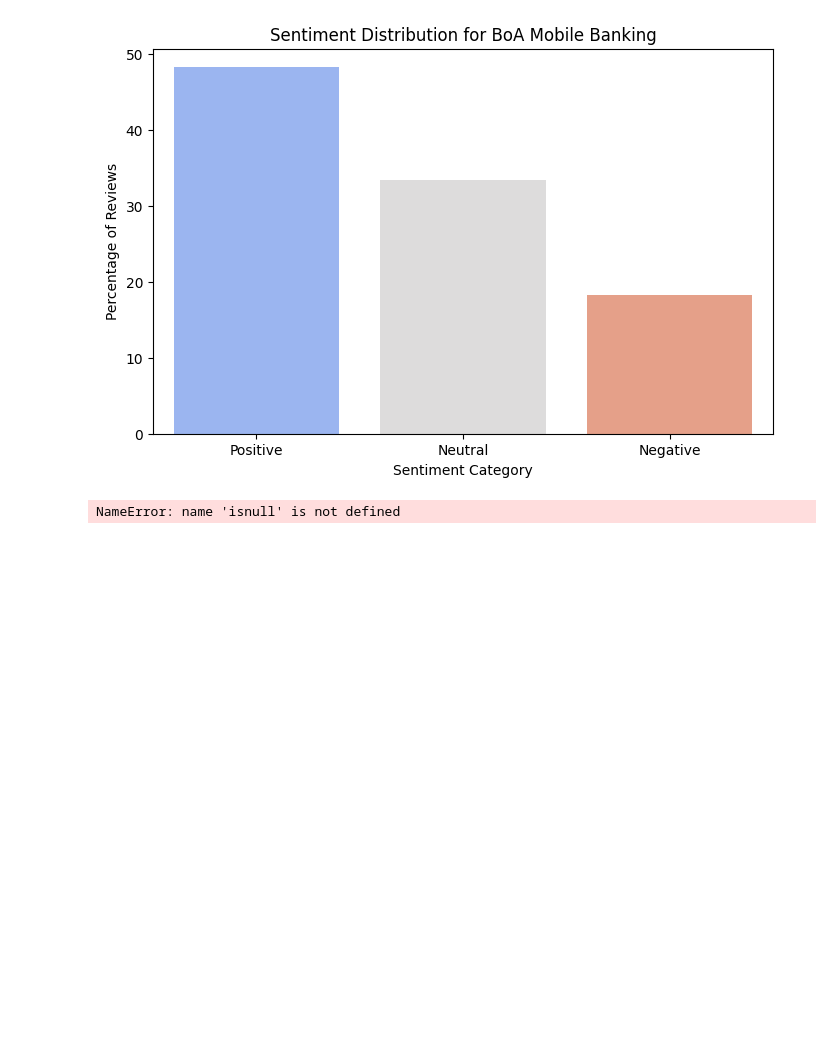
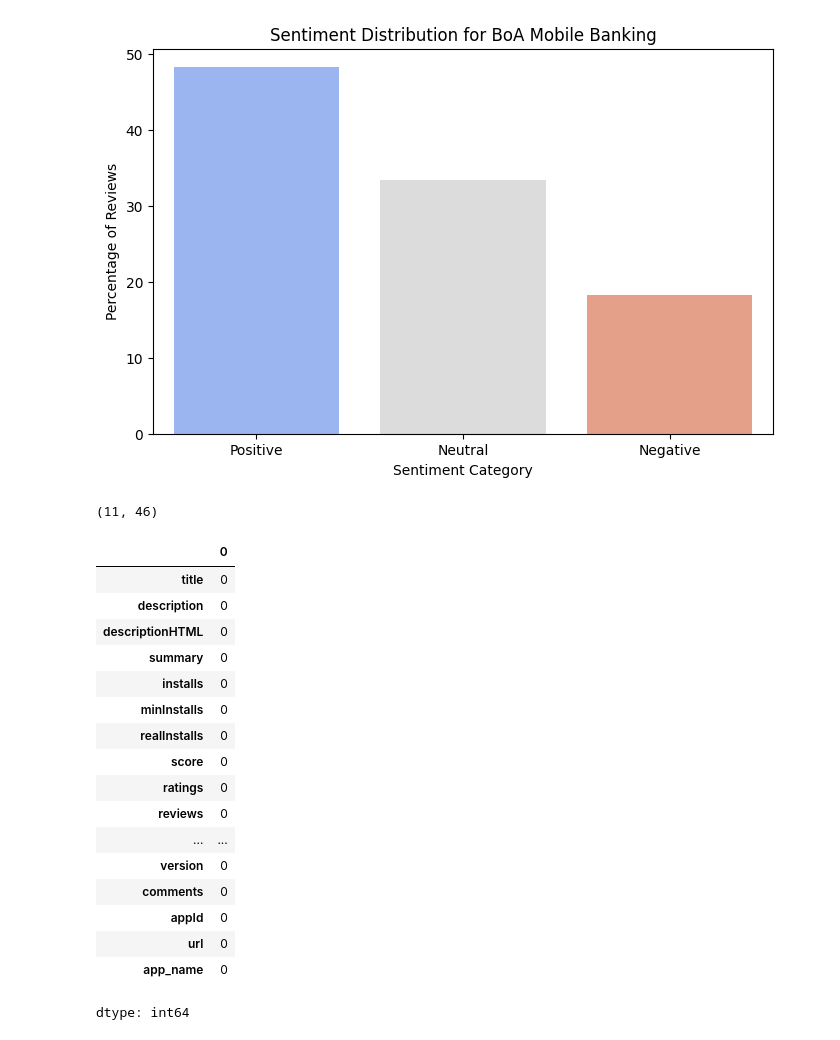
Before and after one commit to cheruu23/webscraper-using-colab, a Jupyter notebook: ethiopisndigitalappeda.ipynb, the cells around one changed output. Cells and saved outputs as stored; diff of their text form; code cells hidden in the pictures; blank space fills up the shorter version.

```diff
--- a/ethiopisndigitalappeda.ipynb
+++ b/ethiopisndigitalappeda.ipynb
@@ -332,7 +316,29 @@ The app with the lowest average rating is: BoA Mobile Banking
 | 1 | Neutral | 33.448276 |
 | 2 | Negative | 18.275862 |
 [figure]
-# %%
-isnull().sum()
-# %% [output]
-NameError: name 'isnull' is not defined
+# %%
+meta_df = pd.DataFrame(meta_list)
+meta_df.shape
+# %% [output]
+(11, 46)
+# %%
+meta_df.isnull().sum()
+# %% [output]
+|  | 0 |
+| title | 0 |
+| description | 0 |
+| descriptionHTML | 0 |
+| summary | 0 |
+| installs | 0 |
+| minInstalls | 0 |
+| realInstalls | 0 |
+| score | 0 |
+| ratings | 0 |
+| reviews | 0 |
+| ... | ... |
+| version | 0 |
+| comments | 0 |
+| appId | 0 |
+| url | 0 |
+| app_name | 0 |
+dtype: int64
```
Also changed, not shown: parts of 14 cells of this notebook.
